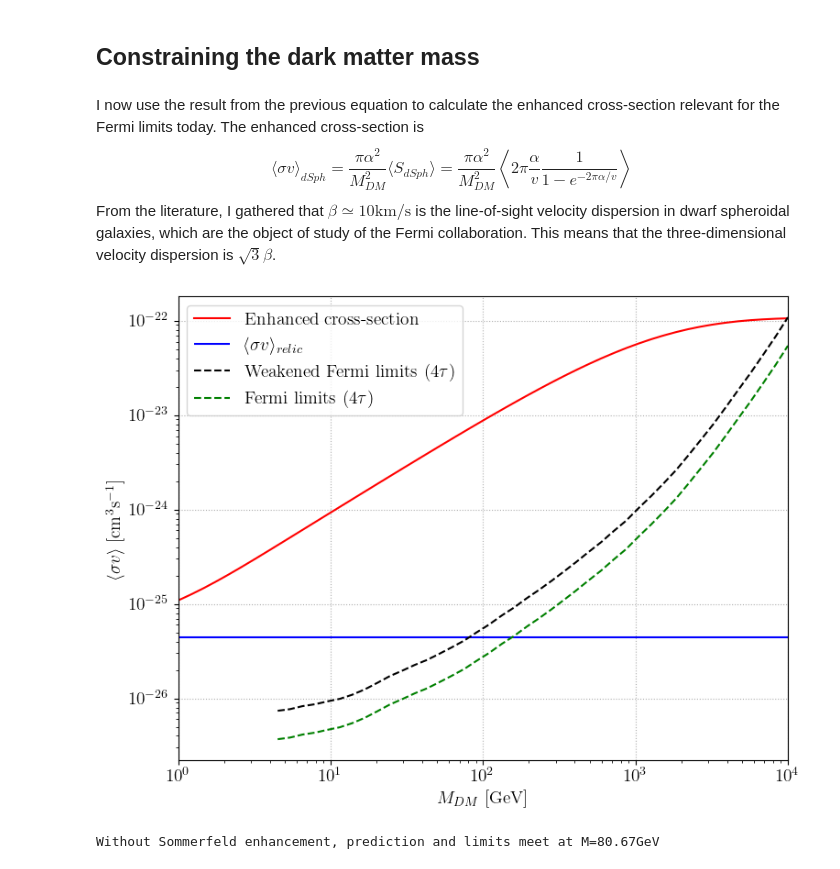
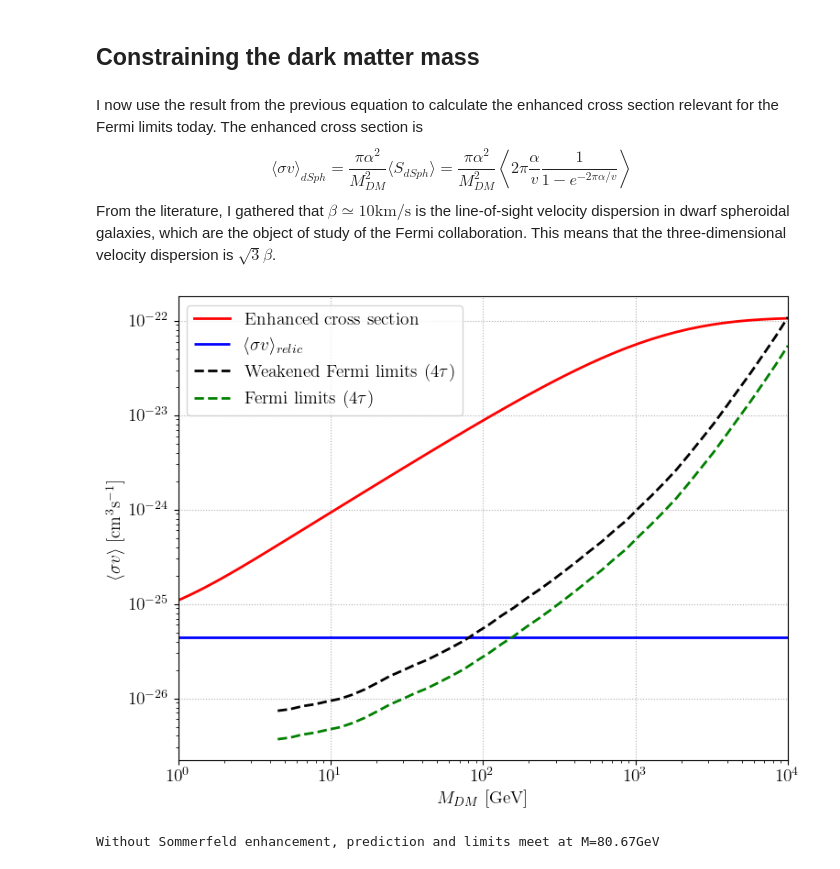
Before and after one commit to LuckeeDev/bachelor-thesis, a Jupyter notebook: notebooks/sommerfeld.ipynb, the cells around one changed output. Drawn from its saved outputs; the diff is of its cells as text; code cells hidden in the pictures.

Commit message:
remove hyphen from cross-section

```diff
--- a/notebooks/sommerfeld.ipynb
+++ b/notebooks/sommerfeld.ipynb
@@ -112,7 +112,7 @@ plt.savefig("enhancement_factor.pdf", bbox_inches='tight')
 # %% [markdown]
 ## Constraining the dark matter mass
 # %% [markdown]
-I now use the result from the previous equation to calculate the enhanced cross-section relevant for the Fermi limits today. The enhanced cross-section is
+I now use the result from the previous equation to calculate the enhanced cross section relevant for the Fermi limits today. The enhanced cross section is
 $$
 \langle \sigma v \rangle _{dSph} = \frac{\pi \alpha^2}{M_{DM}^2} \langle S_{dSph} \rangle = \frac{\pi \alpha^2}{M_{DM}^2} \left\langle 2\pi \frac{\alpha}{v} \frac{1}{1- e^{-2\pi \alpha / v}} \right\rangle
 $$
@@ -156,21 +156,21 @@ interpolated_Fermi_data = interpolate.CubicSpline(M, sigmav)
 # %%
 plt.figure(figsize=figsize)
 plt.xlabel("$M_{DM}$ [GeV]")
 plt.ylabel("$\\langle \\sigma v \\rangle \\ [\\mathrm{cm}^3\\mathrm{s}^{-1}]$")
 plt.xscale("log")
 plt.yscale("log")
 plt.margins(x=0)
 plt.grid(linestyle=':')
-plt.plot(M_axis, sigmav_now(M_axis), color="red", label="Enhanced cross-section");
-plt.hlines(y=sigmav_relic, xmin=M_axis[0], xmax=M_axis[-1], color="blue", label="$\\langle \\sigma v \\rangle_{relic}$");
+plt.plot(M_axis, sigmav_now(M_axis), color="red", label="Enhanced cross section", linewidth=2);
+plt.hlines(y=sigmav_relic, xmin=M_axis[0], xmax=M_axis[-1], color="blue", label="$\\langle \\sigma v \\rangle_{relic}$", linewidth=2);
 reduced_M_axis = M_axis[M_axis >= np.min(M)]
-plt.plot(reduced_M_axis, interpolated_Fermi_data(reduced_M_axis) *  2, '--', color="black", label="Weakened Fermi limits ($4\\tau$)");
-plt.plot(reduced_M_axis, interpolated_Fermi_data(reduced_M_axis), '--', color="green", label="Fermi limits ($4\\tau$)");
+plt.plot(reduced_M_axis, interpolated_Fermi_data(reduced_M_axis) *  2, '--', color="black", label="Weakened Fermi limits ($4\\tau$)", linewidth=2);
+plt.plot(reduced_M_axis, interpolated_Fermi_data(reduced_M_axis), '--', color="green", label="Fermi limits ($4\\tau$)", linewidth=2);
 plt.legend();
 plt.tight_layout()
 plt.savefig("comparison.pdf", bbox_inches='tight')
 # %% [output]
-[figure, old version]
+[figure, new version]
 # %%
 sol = opt.fsolve(lambda x: interpolated_Fermi_data(x) * 2 - sigmav_relic, 82)[0]
 
```
Also changed, not shown: parts of 1 cell of this notebook, 7 other files.
